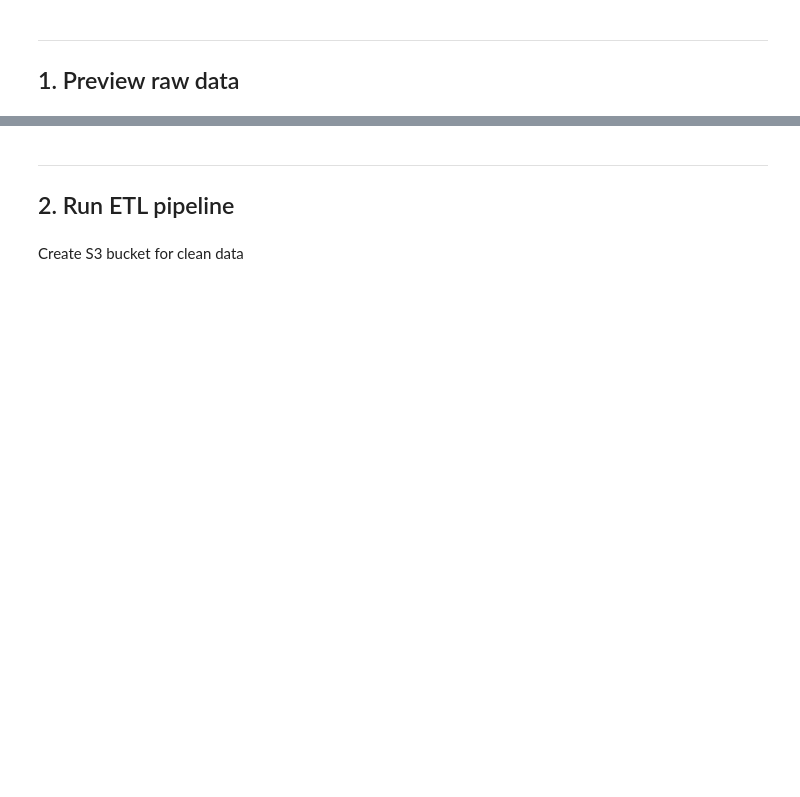
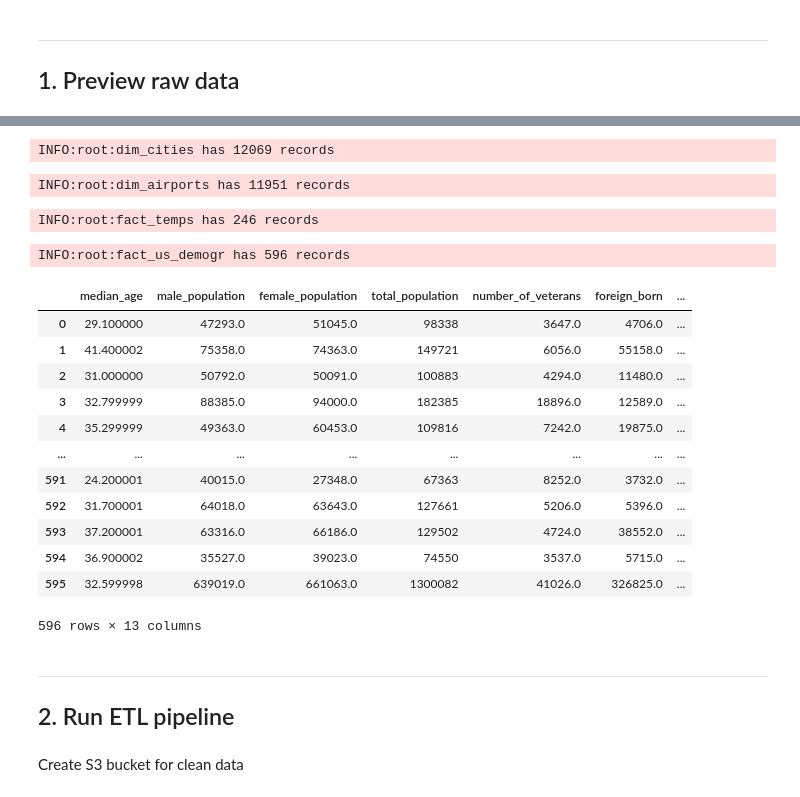
Before and after one commit to CarlosUziel/de-capstone, a Jupyter notebook: notebooks/main.ipynb, the cells around one changed output, grey strips where cells are left out. Cells and saved outputs as stored; diff of their text form; code cells hidden in the pictures; blank space fills up the shorter version.

```diff
--- a/notebooks/main.ipynb
+++ b/notebooks/main.ipynb
@@ -55,11 +110,10 @@ for table_name, table_schema in ON_LOAD_TABLES_SCHEMA.items():
 # %%
-from etl import extract_dim_cities
-
-s3_bucket_prefix = dl_config.get("S3", "BUCKET_NAME")
 us_demographics_path = f"s3a://{s3_bucket_prefix}/clean/us_demographics"
 airport_codes_path = f"s3a://{s3_bucket_prefix}/clean/airport_codes"
 s3_save_path = f"s3a://{s3_bucket_prefix}/star/dim_cities"
 
-dim_cities_df = extract_dim_cities(
-    spark, us_demographics_path, airport_codes_path, s3_bucket_prefix
+dim_cities = extract_dim_cities(
+    spark, us_demographics_path, airport_codes_path, s3_save_path
 )
+# %% [output]
+INFO:root:dim_cities has 12069 records
@@ -68,3 +120,49 @@ dim_cities_df.where(dim_cities_df.state == "Unknown").show(5)
+# %%
+airport_codes_path = f"s3a://{s3_bucket_prefix}/clean/airport_codes"
+dim_cities_path = f"s3a://{s3_bucket_prefix}/star/dim_cities"
+s3_save_path = f"s3a://{s3_bucket_prefix}/star/dim_airports"
+
+dim_airports = extract_dim_airports(
+    spark, airport_codes_path, dim_cities_path, s3_save_path
+)
+# %% [output]
+INFO:root:dim_airports has 11951 records
+# %%
+world_temperature_path = f"s3a://{s3_bucket_prefix}/clean/world_temperature"
+dim_cities_path = f"s3a://{s3_bucket_prefix}/star/dim_cities"
+s3_save_path = f"s3a://{s3_bucket_prefix}/star/fact_temps"
+
+fact_temps = extract_fact_temps(
+    spark, world_temperature_path, dim_cities_path, s3_save_path
+)
+# %% [output]
+INFO:root:fact_temps has 246 records
+# %%
+us_demographics_path = f"s3a://{s3_bucket_prefix}/clean/us_demographics"
+dim_cities_path = f"s3a://{s3_bucket_prefix}/star/dim_cities"
+s3_save_path = f"s3a://{s3_bucket_prefix}/star/fact_us_demogr"
+
+fact_us_demogr = extract_fact_us_demogr(
+    spark, us_demographics_path, dim_cities_path, s3_save_path
+)
+# %% [output]
+INFO:root:fact_us_demogr has 596 records
+# %%
+fact_us_demogr.toPandas()
+# %% [output]
+|  | median_age | male_population | female_population | total_population | number_of_veterans | foreign_born | ... |
+| 0 | 29.100000 | 47293.0 | 51045.0 | 98338 | 3647.0 | 4706.0 | ... |
+| 1 | 41.400002 | 75358.0 | 74363.0 | 149721 | 6056.0 | 55158.0 | ... |
+| 2 | 31.000000 | 50792.0 | 50091.0 | 100883 | 4294.0 | 11480.0 | ... |
+| 3 | 32.799999 | 88385.0 | 94000.0 | 182385 | 18896.0 | 12589.0 | ... |
+| 4 | 35.299999 | 49363.0 | 60453.0 | 109816 | 7242.0 | 19875.0 | ... |
+| ... | ... | ... | ... | ... | ... | ... | ... |
+| 591 | 24.200001 | 40015.0 | 27348.0 | 67363 | 8252.0 | 3732.0 | ... |
+| 592 | 31.700001 | 64018.0 | 63643.0 | 127661 | 5206.0 | 5396.0 | ... |
+| 593 | 37.200001 | 63316.0 | 66186.0 | 129502 | 4724.0 | 38552.0 | ... |
+| 594 | 36.900002 | 35527.0 | 39023.0 | 74550 | 3537.0 | 5715.0 | ... |
+| 595 | 32.599998 | 639019.0 | 661063.0 | 1300082 | 41026.0 | 326825.0 | ... |
+596 rows × 13 columns
 # %% [markdown]
 ---
 
```
Also changed, not shown: parts of 7 cells of this notebook.
